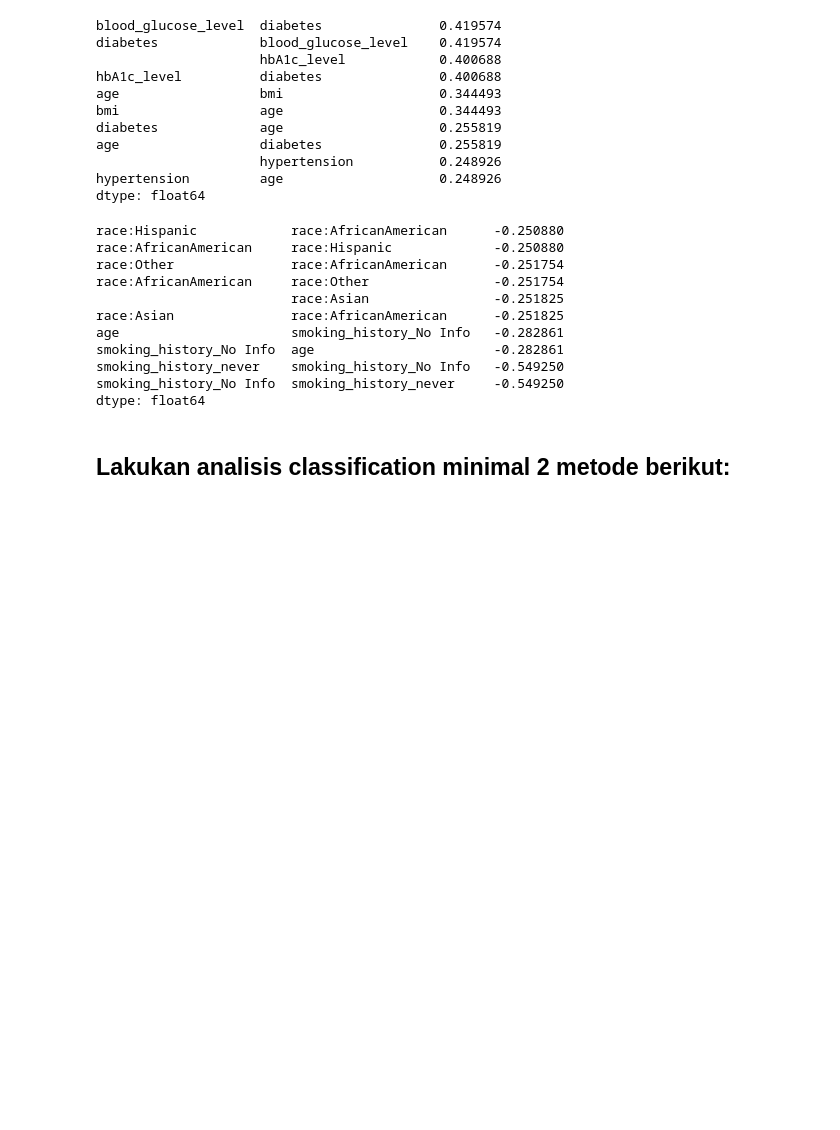
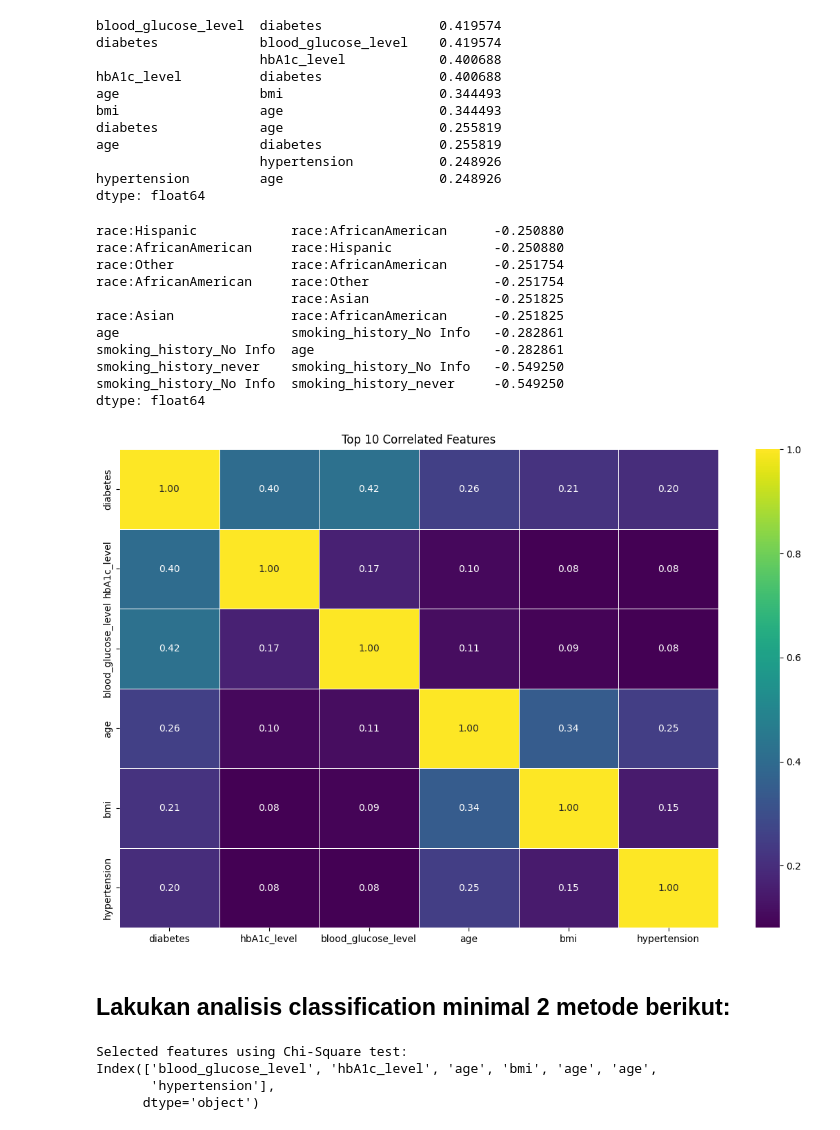
Before and after one commit to joiceocrisa/final-project-datmin, a Jupyter notebook: tugas.ipynb, the cells around one changed output. Saved outputs shown, nothing was run; the diff lists cells and outputs as text; code cells hidden in the pictures; blank space fills up the shorter version.

```diff
--- a/tugas.ipynb
+++ b/tugas.ipynb
@@ -317,6 +317,17 @@ smoking_history_No Info  age                       -0.282861
 smoking_history_never    smoking_history_No Info   -0.549250
 smoking_history_No Info  smoking_history_never     -0.549250
 dtype: float64
+# %%
+# Tampilkan korelasi tertinggi di heatmap
+plt.figure(figsize=(14,9))
+top_corr_columns = list(set([col for pair in top_correlated_pairs.index for col in pair]))
+df_top_corr = df[top_corr_columns]
+corr = df_top_corr.corr()
+sns.heatmap(corr, annot=True, cmap='viridis', fmt='.2f', linewidths=0.5)
+plt.title('Top 10 Correlated Features')
+plt.show()
+# %% [output]
+[figure, added]
 # %% [markdown]
 ## Lakukan analisis classification minimal 2 metode berikut:
 # %%
@@ -350,0 +353,17 @@ y_pred = svr_rbf.predict(X_test)
+# %%
+from sklearn.feature_selection import SelectKBest, chi2
+
+# Apply SelectKBest with chi2
+chi2_selector = SelectKBest(chi2, k=10)  # Select top 10 features
+X_kbest = chi2_selector.fit_transform(X, y)
+
+# Get selected feature names
+selected_features = X.columns[chi2_selector.get_support()]
+
+print("Selected features using Chi-Square test:")
+print(selected_features)
+# %% [output]
+Selected features using Chi-Square test:
+Index(['blood_glucose_level', 'hbA1c_level', 'age', 'bmi', 'age', 'age',
+       'hypertension'],
+      dtype='object')
```
Also changed, not shown: parts of 10 cells of this notebook, 3 other files.
